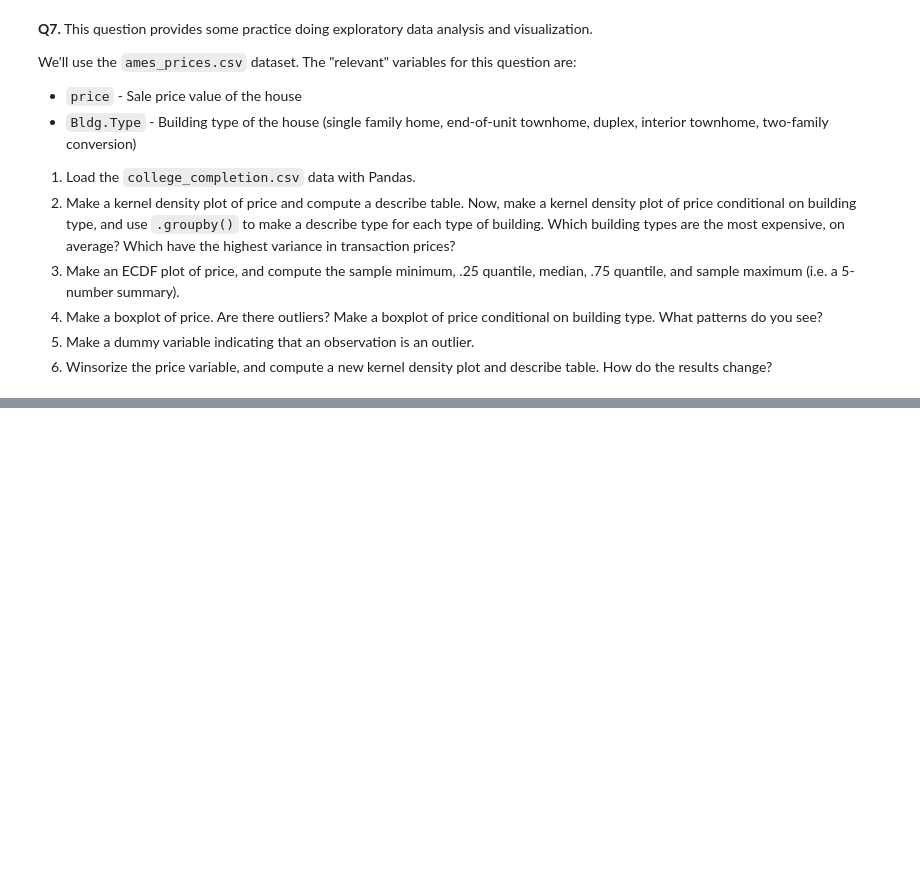
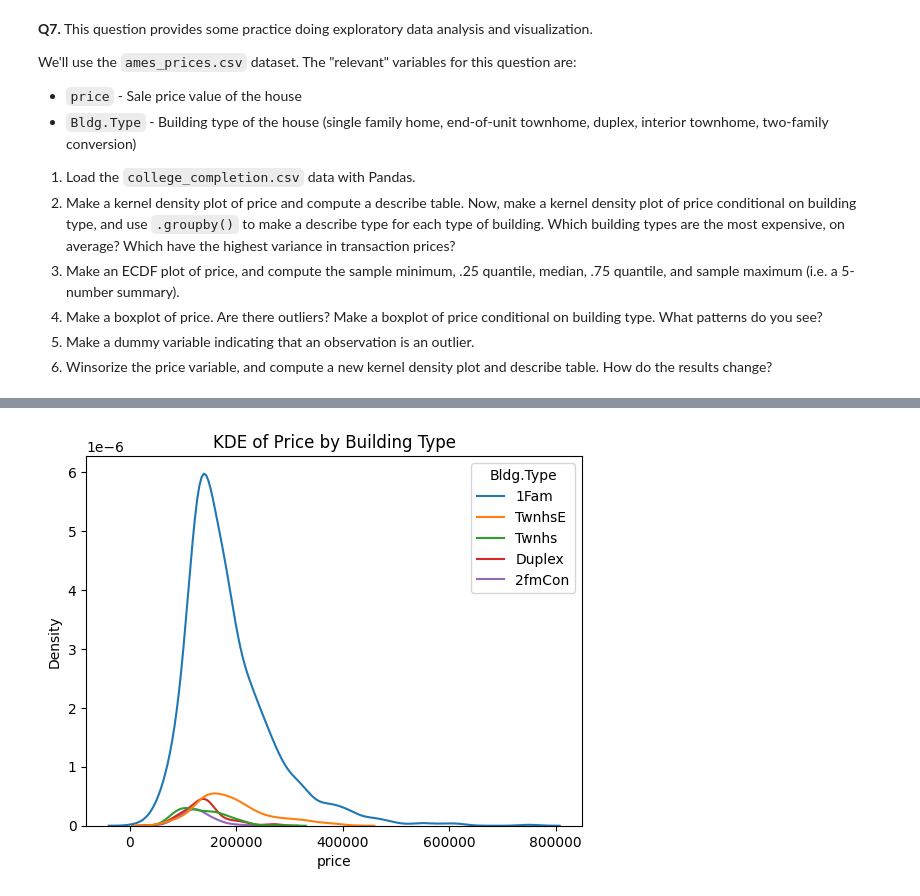
Before and after one commit to namithatholasi/undergrad_ml_assignments, a Jupyter notebook: 01_assignment_wrangling_and_eda.ipynb, the cells around one changed output, grey strips where cells are left out. Saved outputs shown, nothing was run; the diff lists cells and outputs as text; code cells hidden in the pictures; blank space fills up the shorter version.

```diff
--- a/01_assignment_wrangling_and_eda.ipynb
+++ b/01_assignment_wrangling_and_eda.ipynb
@@ -767,0 +812,9 @@ We'll use the `ames_prices.csv` dataset. The "relevant" variables for this quest
+# %%
+#Q7.2
+
+#KDE plot of price by building type
+sns.kdeplot(data=df_ames, x="price", hue="Bldg.Type")
+plt.title("KDE of Price by Building Type")
+plt.show()
+# %% [output]
+[figure, added]
```
Also changed, not shown: parts of 16 cells of this notebook.
